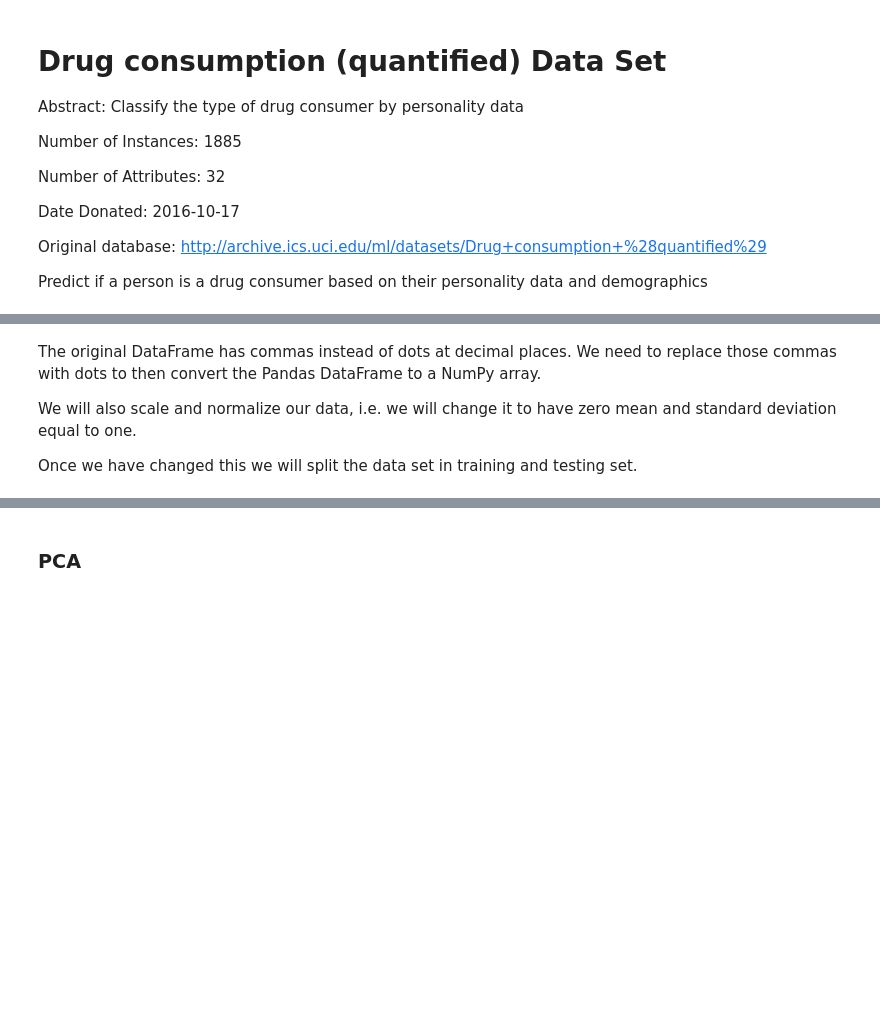
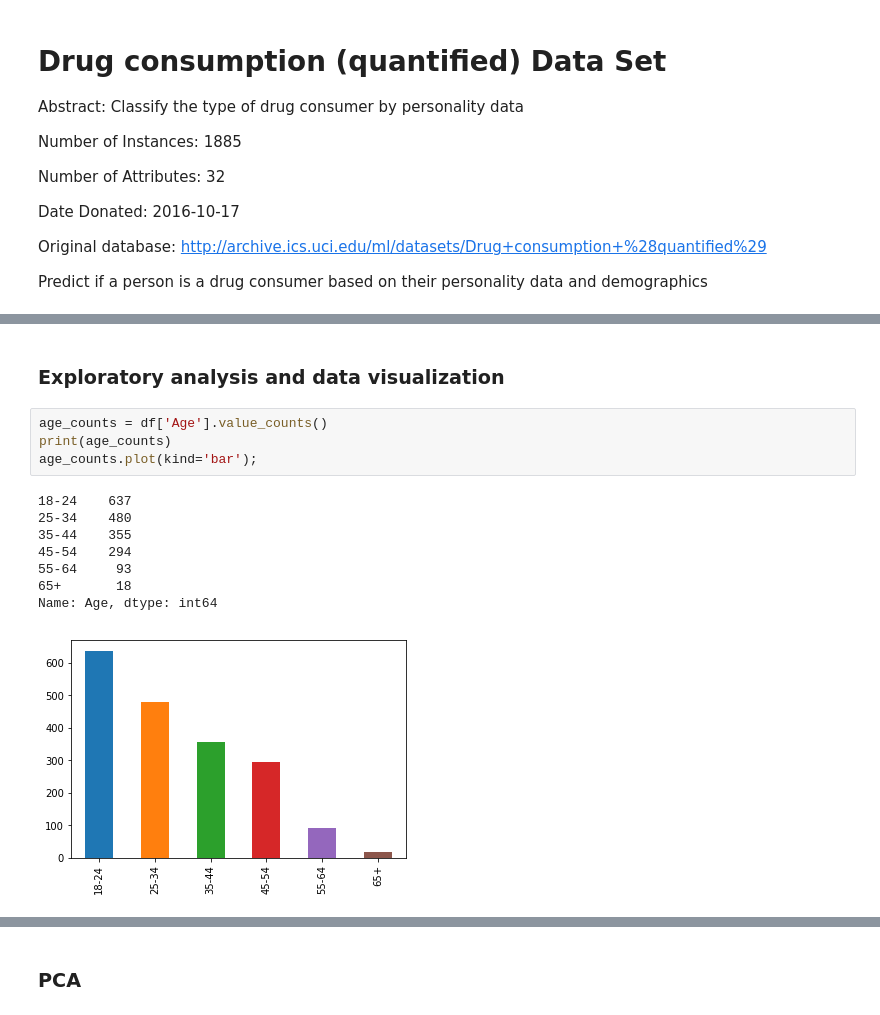
Before and after one commit to FranciscoMendozaLara/PredictionOfDrugConsumption, a Jupyter notebook: Drug_Consumption_Predictions_with_ML.ipynb, the cells around one changed output, grey strips where cells are left out. Drawn from its saved outputs; the diff is of its cells as text; blank space fills up the shorter version.

```diff
--- a/Drug_Consumption_Predictions_with_ML.ipynb
+++ b/Drug_Consumption_Predictions_with_ML.ipynb
@@ -45,7 +62,16 @@ df.head() # visualize the first rows of tha DataFrame
 5 rows × 70 columns
-# %% [markdown]
-The original DataFrame has commas instead of dots at decimal places. We need to replace those commas with dots to then convert the Pandas DataFrame to a NumPy array.
-
-We will also scale and normalize our data, i.e. we will change it to have zero mean and standard deviation equal to one.
-
-Once we have changed this we will split the data set in training and testing set.
+# %% [markdown]
+### Exploratory analysis and data visualization
+# %%
+age_counts = df['Age'].value_counts()
+print(age_counts)
+age_counts.plot(kind='bar');
+# %% [output]
+18-24    637
+25-34    480
+35-44    355
+45-54    294
+55-64     93
+65+       18
+Name: Age, dtype: int64
+[figure, added]
```
Also changed, not shown: parts of 22 cells of this notebook.
